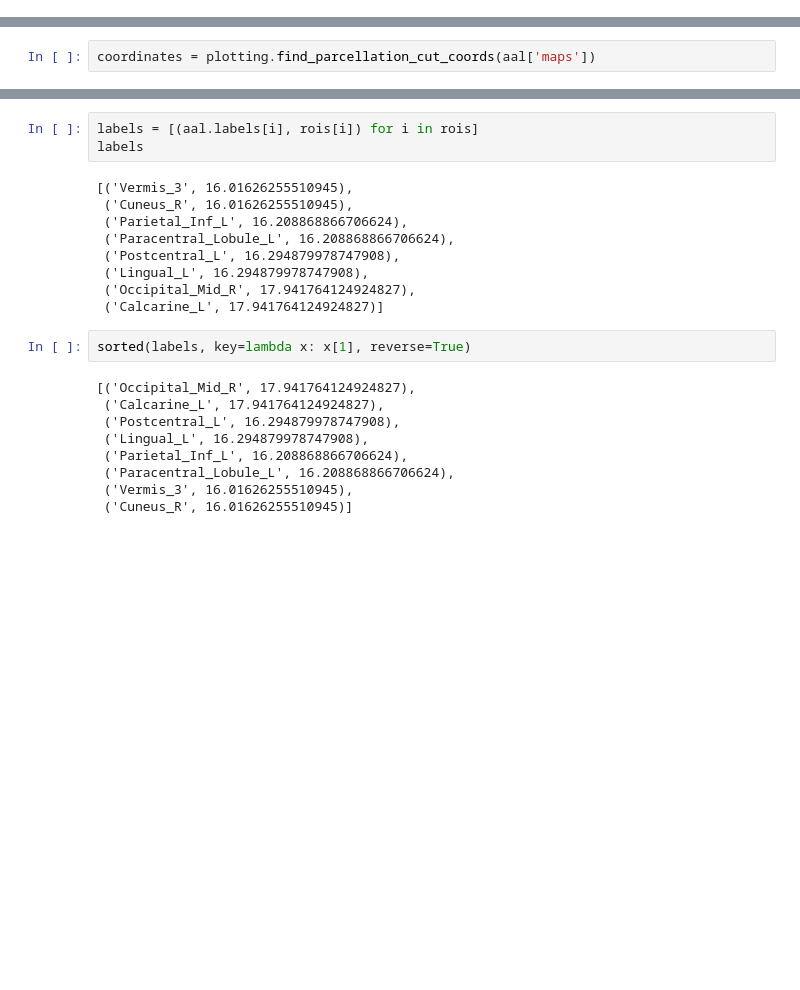
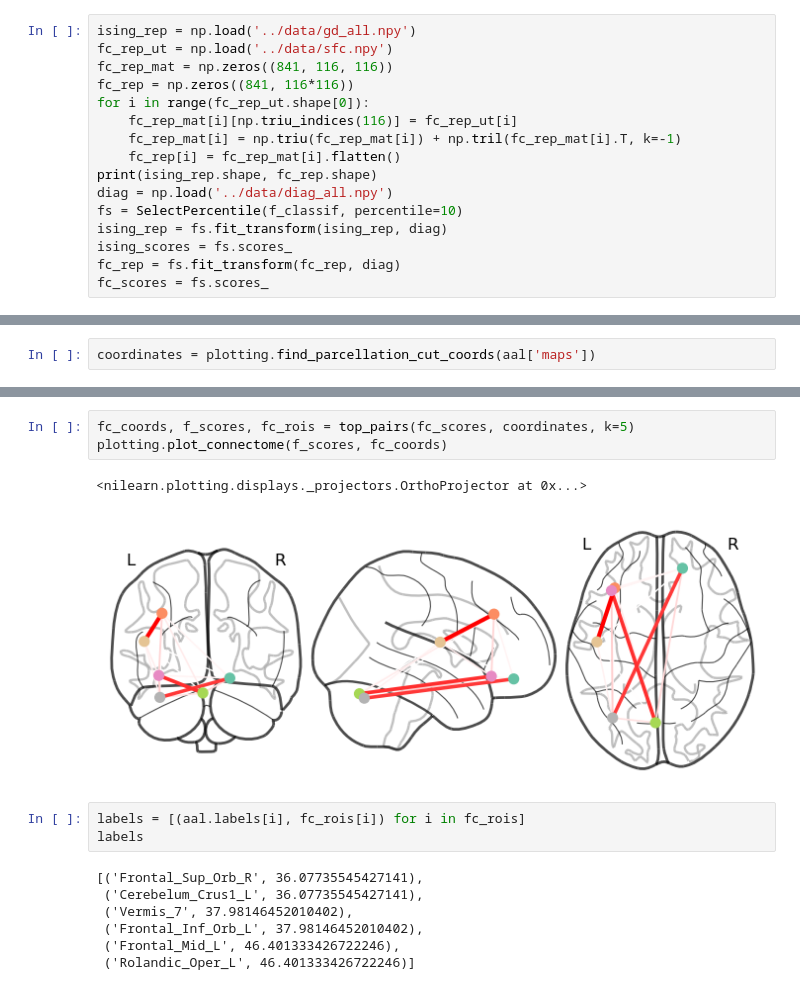
Before and after one commit to shivanshseth/fmri-functional-connectivity-ising, a Jupyter notebook: src/results.ipynb, the cells around one changed output, grey strips where cells are left out. Cells and saved outputs as stored; diff of their text form; blank space fills up the shorter version.

Commit message:
results updates for fc connectome

```diff
--- a/src/results.ipynb
+++ b/src/results.ipynb
@@ -61,0 +61,16 @@ score_mat = fs.scores_.reshape(116, -1)
+# %%
+ising_rep = np.load('../data/gd_all.npy')
+fc_rep_ut = np.load('../data/sfc.npy')
+fc_rep_mat = np.zeros((841, 116, 116))
+fc_rep = np.zeros((841, 116*116))
+for i in range(fc_rep_ut.shape[0]):
+    fc_rep_mat[i][np.triu_indices(116)] = fc_rep_ut[i]
+    fc_rep_mat[i] = np.triu(fc_rep_mat[i]) + np.tril(fc_rep_mat[i].T, k=-1)
+    fc_rep[i] = fc_rep_mat[i].flatten()
+print(ising_rep.shape, fc_rep.shape)
+diag = np.load('../data/diag_all.npy')
+fs = SelectPercentile(f_classif, percentile=10)
+ising_rep = fs.fit_transform(ising_rep, diag)
+ising_scores = fs.scores_
+fc_rep = fs.fit_transform(fc_rep, diag)
+fc_scores = fs.scores_
@@ -97,26 +84,19 @@ plotting.plot_connectome(scores, coords)
 # %% [output]
 <nilearn.plotting.displays._projectors.OrthoProjector at 0x...>
 [figure]
+# %%
+fc_coords, f_scores, fc_rois = top_pairs(fc_scores, coordinates, k=5)
+plotting.plot_connectome(f_scores, fc_coords)
+# %% [output]
+<nilearn.plotting.displays._projectors.OrthoProjector at 0x...>
+[figure, added]
 # %%
-labels = [(aal.labels[i], rois[i]) for i in rois]
+labels = [(aal.labels[i], fc_rois[i]) for i in fc_rois]
 labels
 # %% [output]
-[('Vermis_3', 16.01626255510945),
- ('Cuneus_R', 16.01626255510945),
- ('Parietal_Inf_L', 16.208868866706624),
- ('Paracentral_Lobule_L', 16.208868866706624),
- ('Postcentral_L', 16.294879978747908),
- ('Lingual_L', 16.294879978747908),
- ('Occipital_Mid_R', 17.941764124924827),
- ('Calcarine_L', 17.941764124924827)]
+[('Frontal_Sup_Orb_R', 36.07735545427141),
+ ('Cerebelum_Crus1_L', 36.07735545427141),
+ ('Vermis_7', 37.98146452010402),
+ ('Frontal_Inf_Orb_L', 37.98146452010402),
+ ('Frontal_Mid_L', 46.401333426722246),
+ ('Rolandic_Oper_L', 46.401333426722246)]
-# %%
-sorted(labels, key=lambda x: x[1], reverse=True)
-# %% [output]
-[('Occipital_Mid_R', 17.941764124924827),
- ('Calcarine_L', 17.941764124924827),
- ('Postcentral_L', 16.294879978747908),
- ('Lingual_L', 16.294879978747908),
- ('Parietal_Inf_L', 16.208868866706624),
- ('Paracentral_Lobule_L', 16.208868866706624),
- ('Vermis_3', 16.01626255510945),
- ('Cuneus_R', 16.01626255510945)]
```
Also changed, not shown: parts of 10 cells of this notebook, 2 other files.
